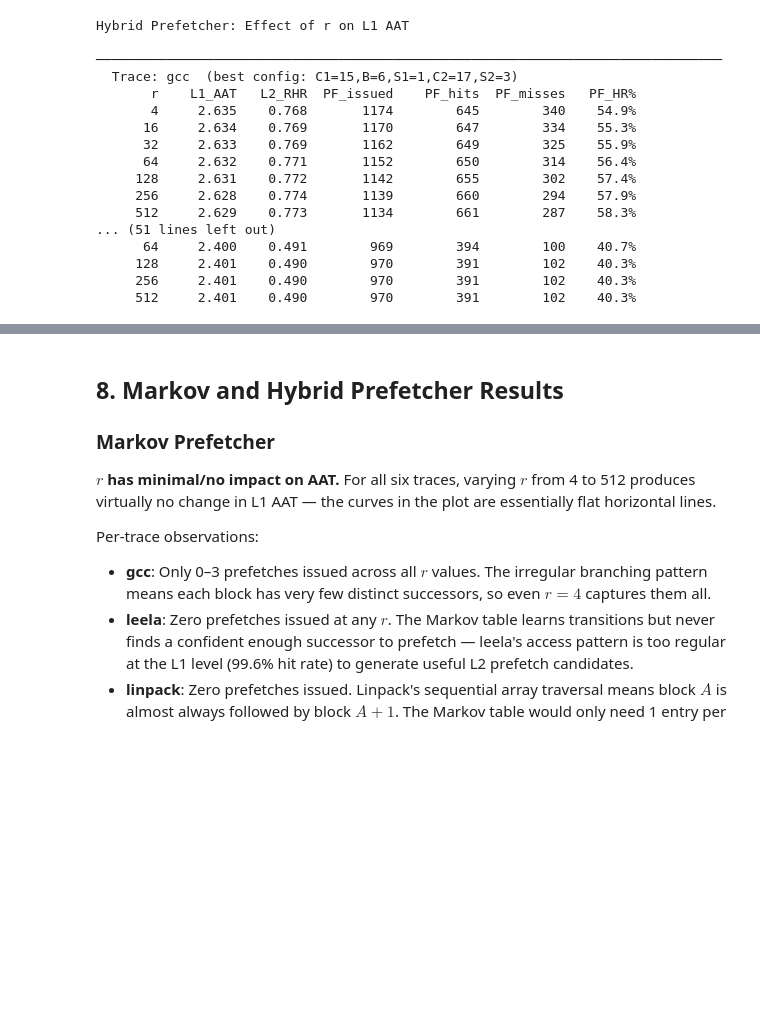
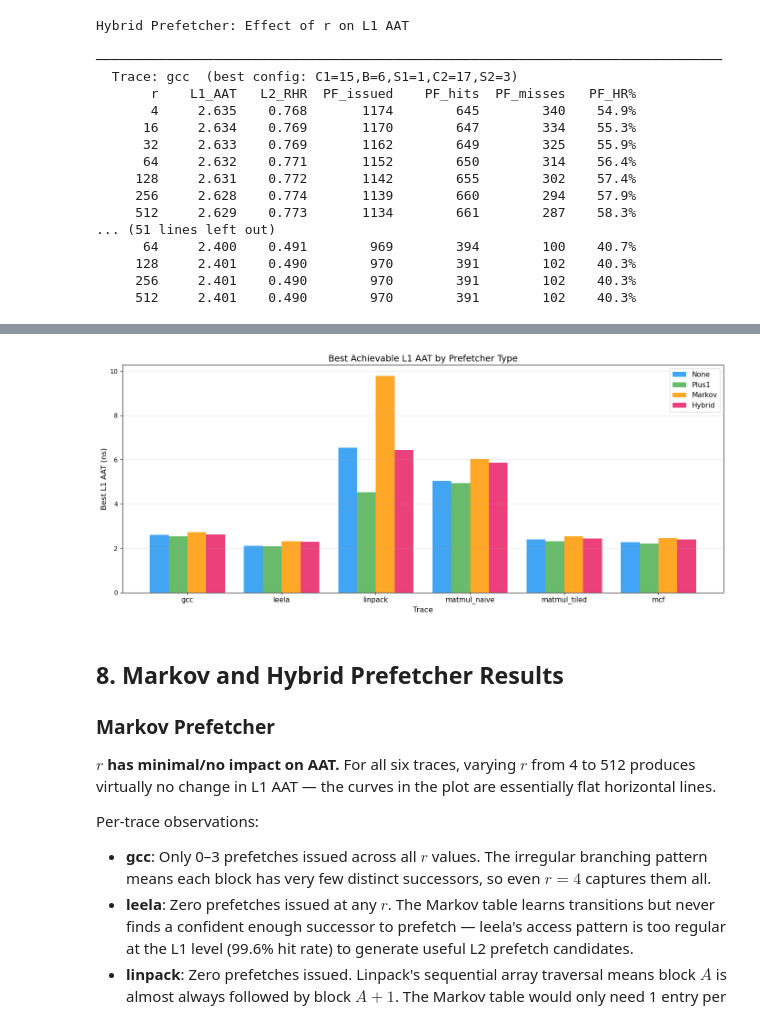
Before and after one commit to wlu03/cs4290, a Jupyter notebook: project1_v1_1/search/cache_analysis.ipynb, the cells around one changed output, grey strips where cells are left out. Drawn from its saved outputs; the diff is of its cells as text; code cells hidden in the pictures; blank space fills up the shorter version.

```diff
--- a/project1_v1_1/search/cache_analysis.ipynb
+++ b/project1_v1_1/search/cache_analysis.ipynb
@@ -671,31 +678,28 @@ for t in traces:
 # %%
-fig, axes = plt.subplots(2, 3, figsize=(16, 9))
-fig.suptitle('Best Achievable L1 AAT by Prefetcher Type (per Trace)', fontsize=14, y=1.02)
+fig, ax = plt.subplots(figsize=(14, 6))
+x = np.arange(len(traces))
+width = 0.2
 colors = ['#2196F3', '#4CAF50', '#FF9800', '#E91E63']
-pf_labels = ['None', 'Plus1', 'Markov', 'Hybrid']
-pf_keys = ['none', 'plus1', 'markov', 'hybrid']
 
-for idx, t in enumerate(traces):
-    ax = axes[idx // 3][idx % 3]
+for i, pf in enumerate(['none', 'plus1', 'markov', 'hybrid']):
     aats = []
-    for pf in pf_keys:
+    for t in traces:
         sub = df_all[(df_all['trace'] == t) & (df_all['prefetch'] == pf)]
         aats.append(sub['L1_AAT'].min() if not sub.empty else 0)
+    ax.bar(x + i * width, aats, width, label=pf.capitalize(), color=colors[i], alpha=0.85)
 
-    bars = ax.bar(pf_labels, aats, color=colors, alpha=0.85)
-
-    # Annotate each bar with AAT value
-    for bar, aat in zip(bars, aats):
-        ax.text(bar.get_x() + bar.get_width() / 2, bar.get_height() + 0.02,
-                f'{aat:.3f}', ha='center', va='bottom', fontsize=9, fontweight='bold')
-
-    ax.set_title(f'{t}', fontsize=12, fontweight='bold')
-    ax.set_ylabel('L1 AAT (ns)', fontsize=10)
-    ax.grid(True, alpha=0.3, axis='y')
-    ax.set_ylim(0, max(aats) * 1.15)
+ax.set_xlabel('Trace', fontsize=12)
+ax.set_ylabel('Best L1 AAT (ns)', fontsize=12)
+ax.set_title('Best Achievable L1 AAT by Prefetcher Type', fontsize=14)
+ax.set_xticks(x + width * 1.5)
+ax.set_xticklabels(traces, fontsize=11)
+ax.legend(fontsize=11)
+ax.grid(True, alpha=0.3, axis='y')
 
 plt.tight_layout()
 plt.show()
+# %% [output]
+[figure, added]
 # %% [markdown]
 ## 8. Markov and Hybrid Prefetcher Results
 
```
Also changed, not shown: parts of 1 cell of this notebook, 1 other file.
